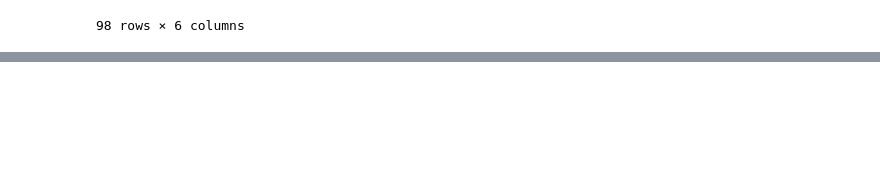
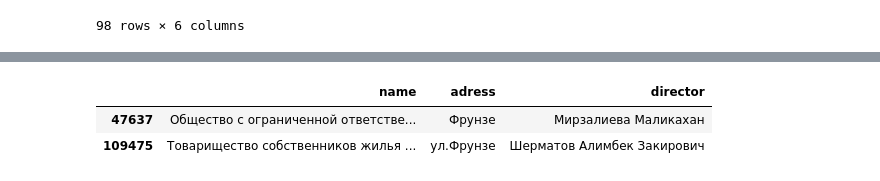
Before and after one commit to Malikanm/data-analysis-examples, a Jupyter notebook: my document.ipynb, the cells around one changed output, grey strips where cells are left out. Drawn from its saved outputs; the diff is of its cells as text; code cells hidden in the pictures; blank space fills up the shorter version.

```diff
--- a/my document.ipynb
+++ b/my document.ipynb
@@ -125,0 +168,6 @@ df.loc[df['founders'].str.contains('Давлетов')]
+# %%
+df.loc[df['adress'].str.contains('Фрунзе') & (df['founders'].str.contains('Малика')) , ['name', 'adress', 'director']]
+# %% [output]
+|  | name | adress | director |
+| 47637 | Общество с ограниченной ответстве... | Фрунзе | Мирзалиева Маликахан |
+| 109475 | Товарищество собственников жилья ... | ул.Фрунзе | Шерматов Алимбек Закирович |
```
Also changed, not shown: parts of 4 cells of this notebook.
